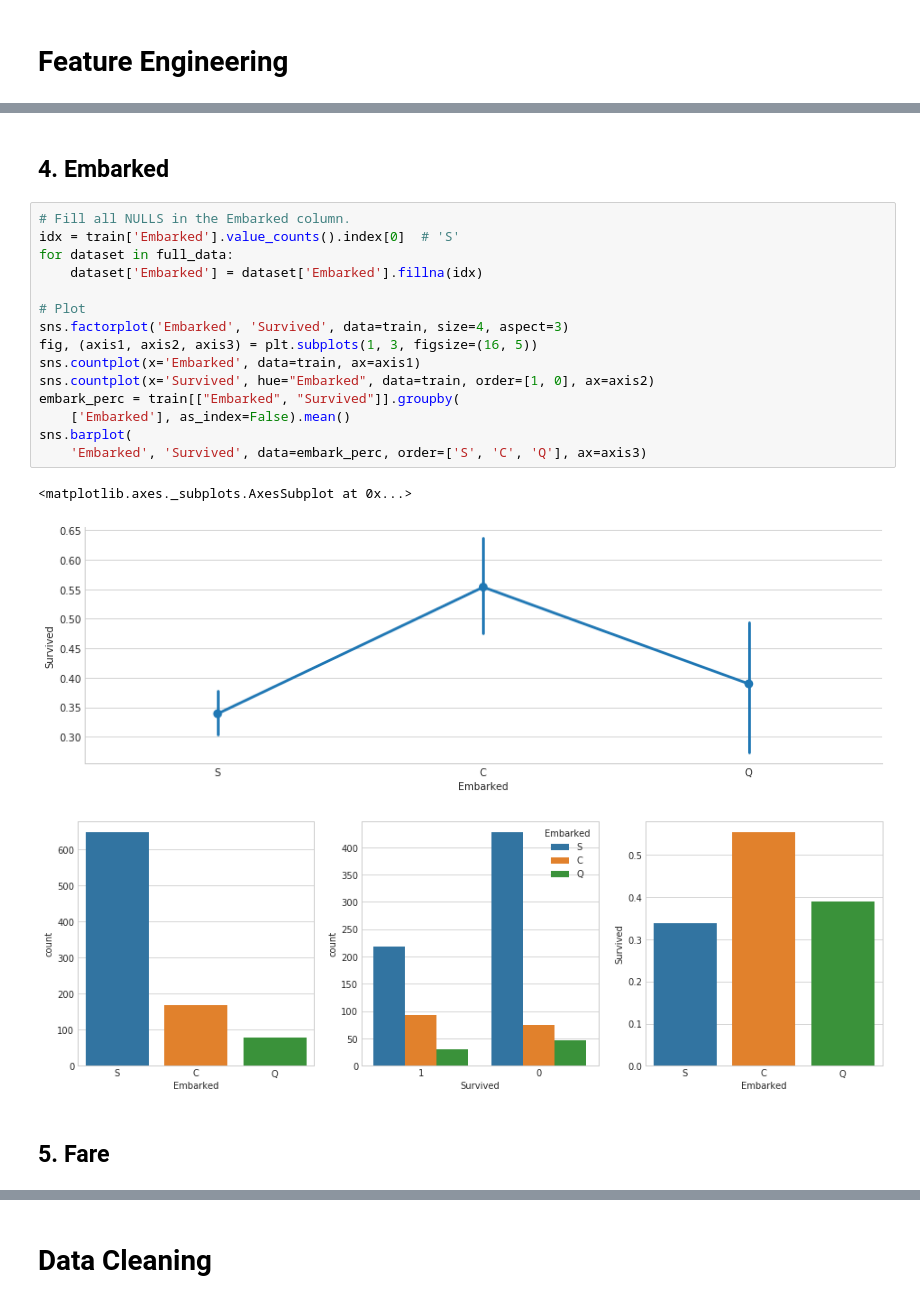
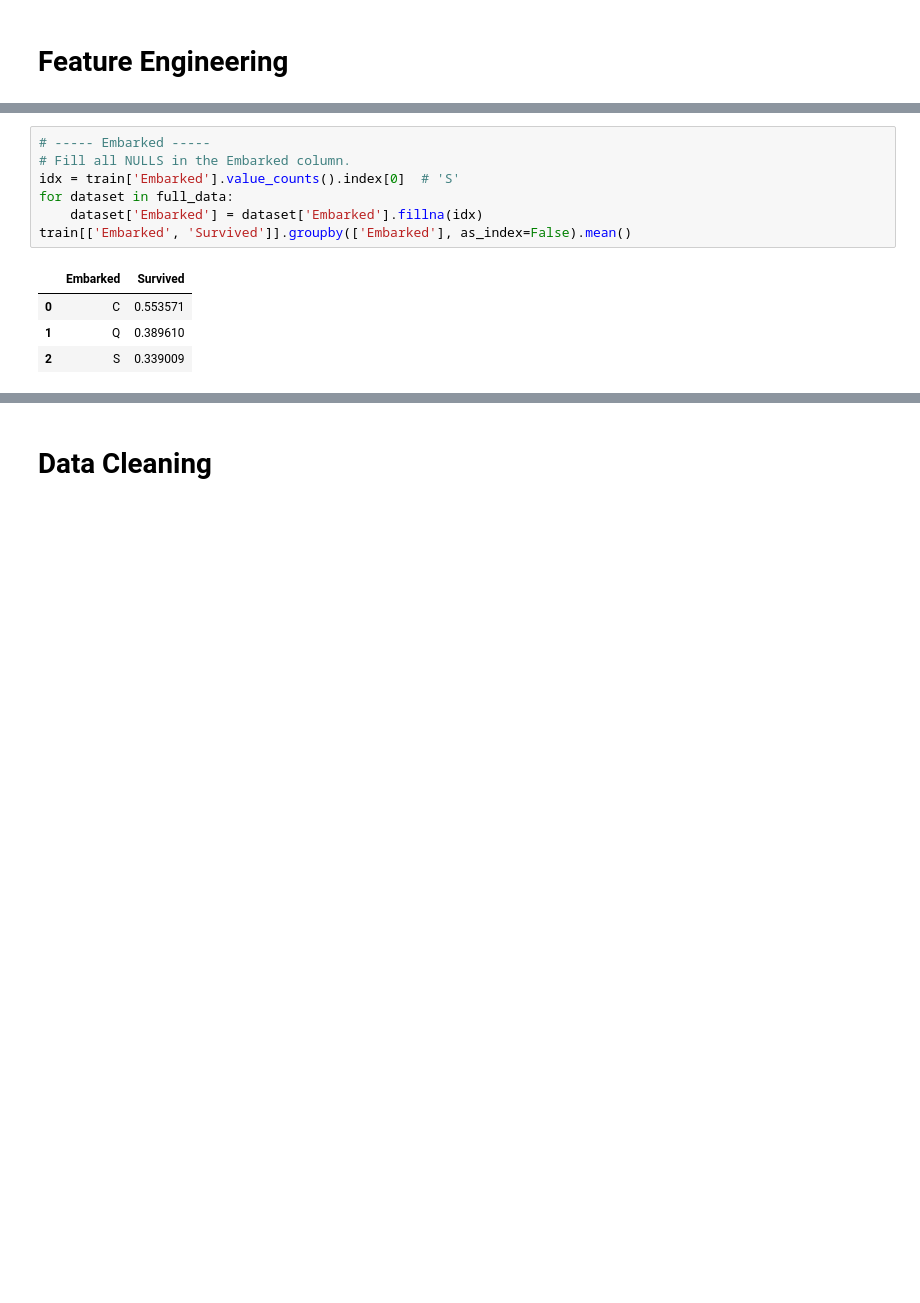
Before and after one commit to GuidoPaul/KaggleCompetitions, a Jupyter notebook: Titanic_Machine_Learning_from_Disaster/src/main.ipynb, the cells around one changed output, grey strips where cells are left out. Saved outputs shown, nothing was run; the diff lists cells and outputs as text; blank space fills up the shorter version.

```diff
--- a/Titanic_Machine_Learning_from_Disaster/src/main.ipynb
+++ b/Titanic_Machine_Learning_from_Disaster/src/main.ipynb
@@ -143,23 +191,12 @@ train[['IsAlone', 'Survived']].groupby(['IsAlone'], as_index=False).mean()
-# %% [markdown]
-## 4. Embarked
 # %%
+# ----- Embarked -----
 # Fill all NULLS in the Embarked column.
 idx = train['Embarked'].value_counts().index[0]  # 'S'
 for dataset in full_data:
     dataset['Embarked'] = dataset['Embarked'].fillna(idx)
-
-# Plot
-sns.factorplot('Embarked', 'Survived', data=train, size=4, aspect=3)
-fig, (axis1, axis2, axis3) = plt.subplots(1, 3, figsize=(16, 5))
-sns.countplot(x='Embarked', data=train, ax=axis1)
-sns.countplot(x='Survived', hue="Embarked", data=train, order=[1, 0], ax=axis2)
-embark_perc = train[["Embarked", "Survived"]].groupby(
-    ['Embarked'], as_index=False).mean()
-sns.barplot(
-    'Embarked', 'Survived', data=embark_perc, order=['S', 'C', 'Q'], ax=axis3)
+train[['Embarked', 'Survived']].groupby(['Embarked'], as_index=False).mean()
 # %% [output]
-<matplotlib.axes._subplots.AxesSubplot at 0x...>
-[figure, removed]
-[figure, removed]
+|  | Embarked | Survived |
+| 0 | C | 0.553571 |
+| 1 | Q | 0.389610 |
+| 2 | S | 0.339009 |
-# %% [markdown]
-## 5. Fare
```
Also changed, not shown: parts of 57 cells of this notebook, 3 other files.
